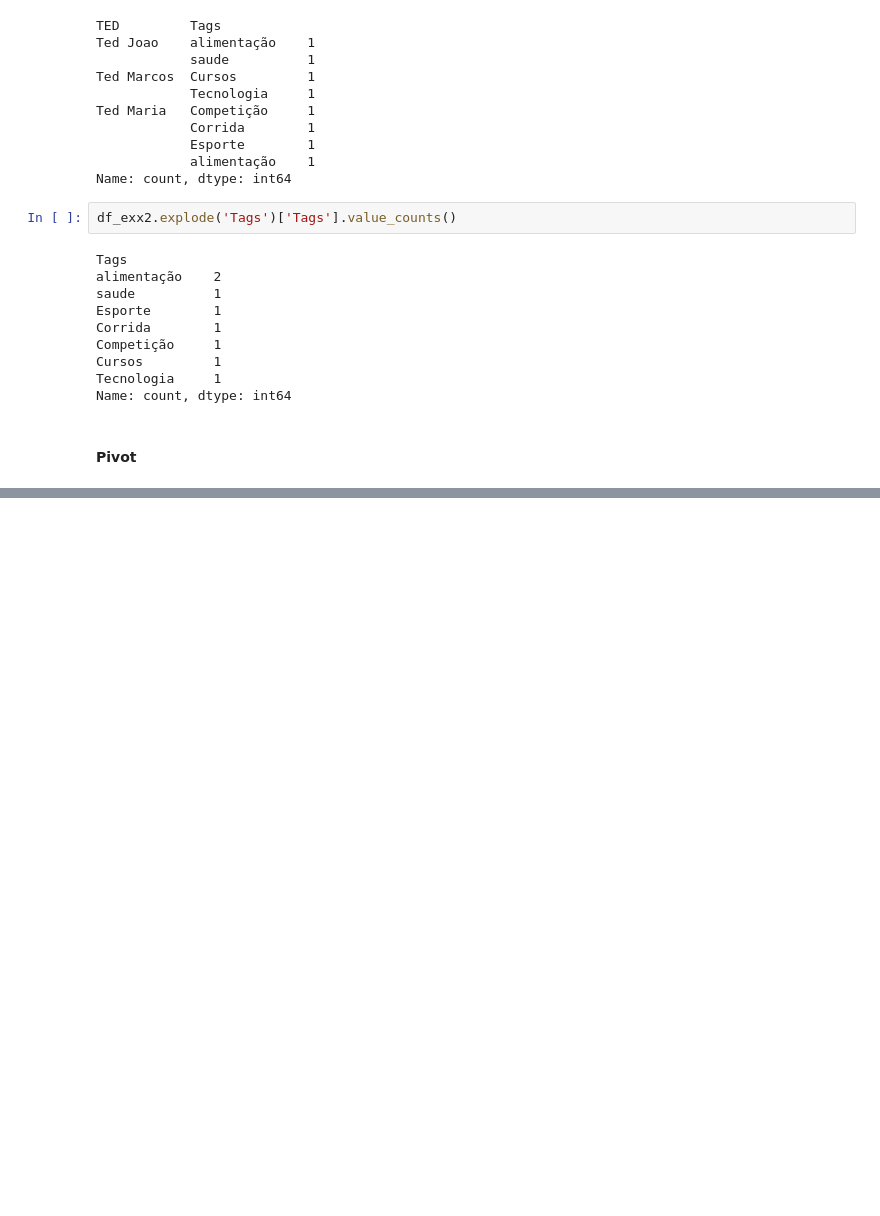
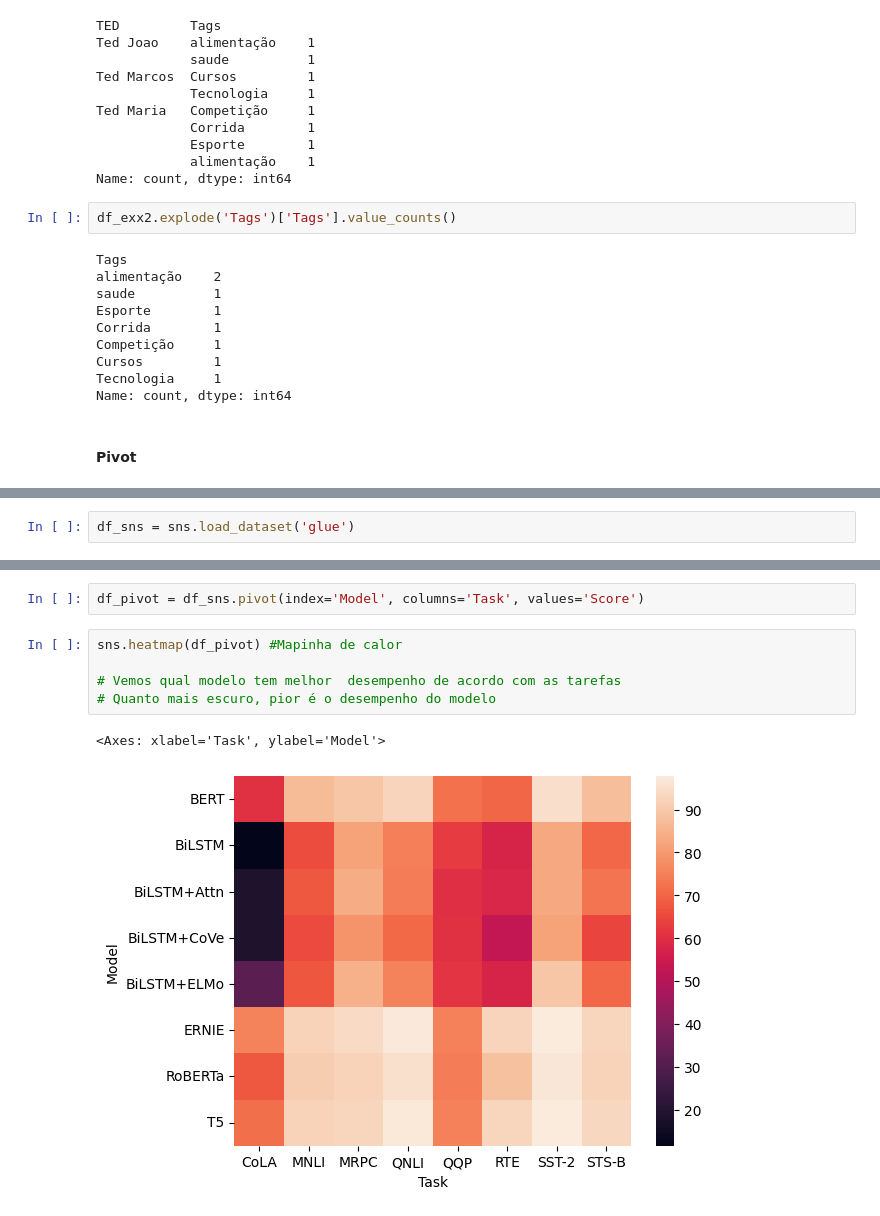
Before and after one commit to RegianeRSilva/curso, a Jupyter notebook: Aula 14 - Data Wrangling II/Aula 14 - Meu resumo.ipynb, the cells around one changed output, grey strips where cells are left out. Drawn from its saved outputs; the diff is of its cells as text; blank space fills up the shorter version.

```diff
--- a/Aula 14 - Data Wrangling II/Aula 14 - Meu resumo.ipynb
+++ b/Aula 14 - Data Wrangling II/Aula 14 - Meu resumo.ipynb
@@ -420,0 +430,2 @@ A função pivot() retorna um novo DataFrame com a estrutura pivotada, onde os v
+# %%
+df_sns = sns.load_dataset('glue')
@@ -421,3 +463,13 @@ A função pivot() retorna um novo DataFrame com a estrutura pivotada, onde os v
+# %%
+df_pivot = df_sns.pivot(index='Model', columns='Task', values='Score')
+# %%
+sns.heatmap(df_pivot) #Mapinha de calor
+
+# Vemos qual modelo tem melhor  desempenho de acordo com as tarefas
+# Quanto mais escuro, pior é o desempenho do modelo
+# %% [output]
+<Axes: xlabel='Task', ylabel='Model'>
+[figure, added]
 # %% [markdown]
 ### Pivot_table
 
```
Also changed, not shown: parts of 14 cells of this notebook.
